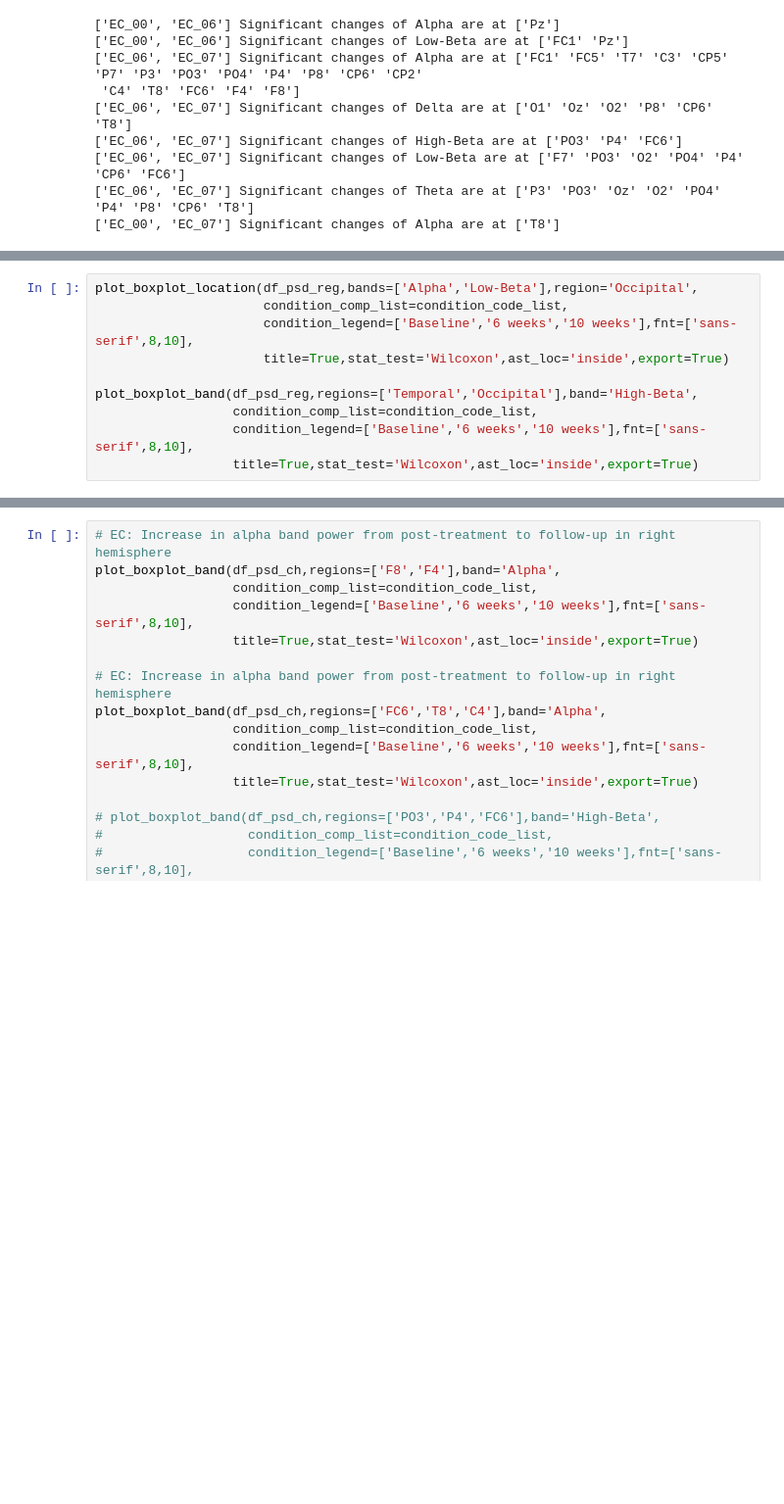
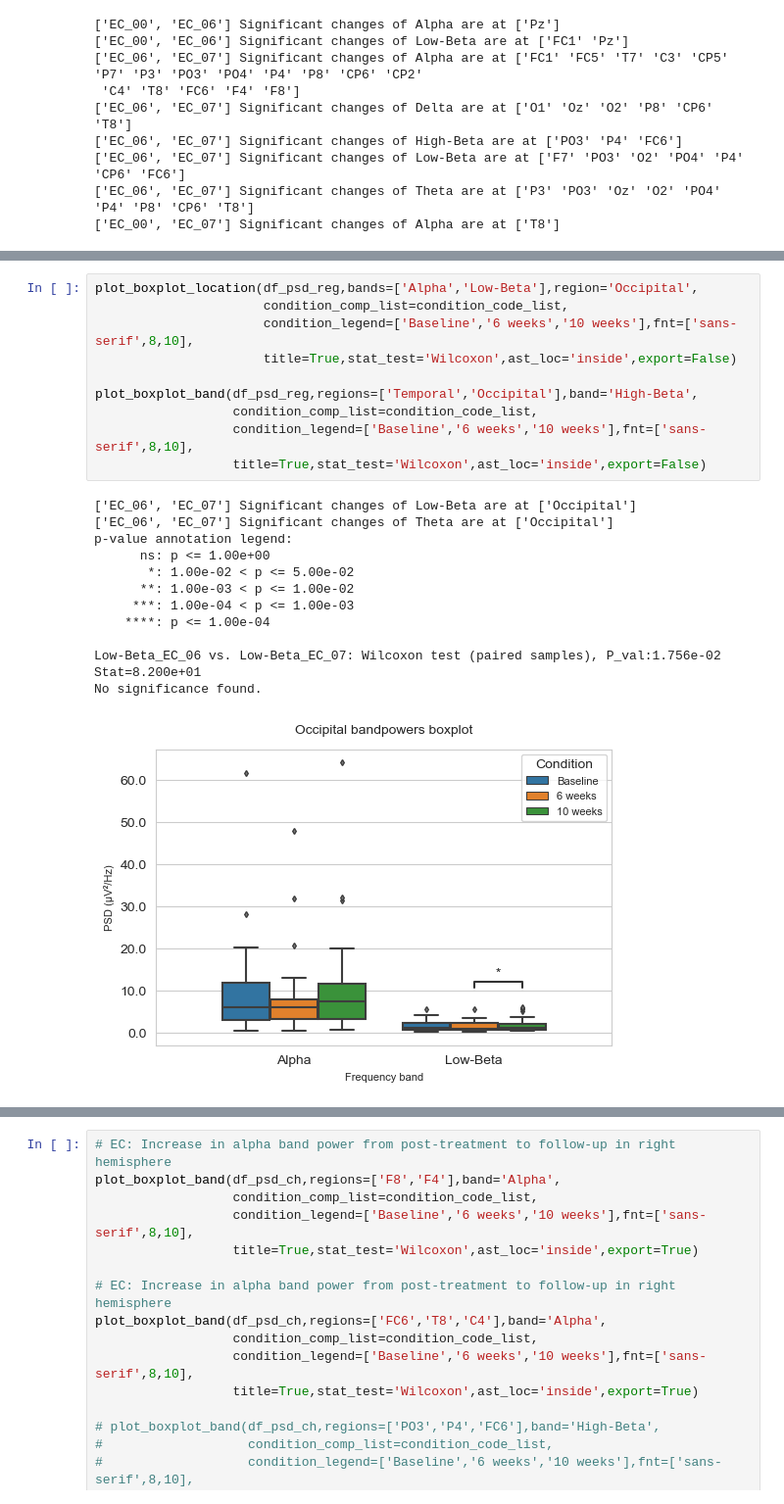
Before and after one commit to teanijarv/EEG-pyline, a Jupyter notebook: 04_datavisualisation.ipynb, the cells around one changed output, grey strips where cells are left out. Shown at 98% size. Drawn from its saved outputs; the diff is of its cells as text; blank space fills up the shorter version.

```diff
--- a/04_datavisualisation.ipynb
+++ b/04_datavisualisation.ipynb
@@ -157,10 +194,23 @@ for b_name in (df_psd_ch['Frequency band'].unique()):
 # %%
 plot_boxplot_location(df_psd_reg,bands=['Alpha','Low-Beta'],region='Occipital',
                       condition_comp_list=condition_code_list,
                       condition_legend=['Baseline','6 weeks','10 weeks'],fnt=['sans-serif',8,10],
-                      title=True,stat_test='Wilcoxon',ast_loc='inside',export=True)
+                      title=True,stat_test='Wilcoxon',ast_loc='inside',export=False)
 
 plot_boxplot_band(df_psd_reg,regions=['Temporal','Occipital'],band='High-Beta',
                   condition_comp_list=condition_code_list,
                   condition_legend=['Baseline','6 weeks','10 weeks'],fnt=['sans-serif',8,10],
-                  title=True,stat_test='Wilcoxon',ast_loc='inside',export=True)
+                  title=True,stat_test='Wilcoxon',ast_loc='inside',export=False)
+# %% [output]
+['EC_06', 'EC_07'] Significant changes of Low-Beta are at ['Occipital']
+['EC_06', 'EC_07'] Significant changes of Theta are at ['Occipital']
+p-value annotation legend:
+      ns: p <= 1.00e+00
+       *: 1.00e-02 < p <= 5.00e-02
+      **: 1.00e-03 < p <= 1.00e-02
+     ***: 1.00e-04 < p <= 1.00e-03
+    ****: p <= 1.00e-04
+
+Low-Beta_EC_06 vs. Low-Beta_EC_07: Wilcoxon test (paired samples), P_val:1.756e-02 Stat=8.200e+01
+No significance found.
+[figure, added]
```
Also changed, not shown: parts of 4 cells of this notebook, 5 other files.
